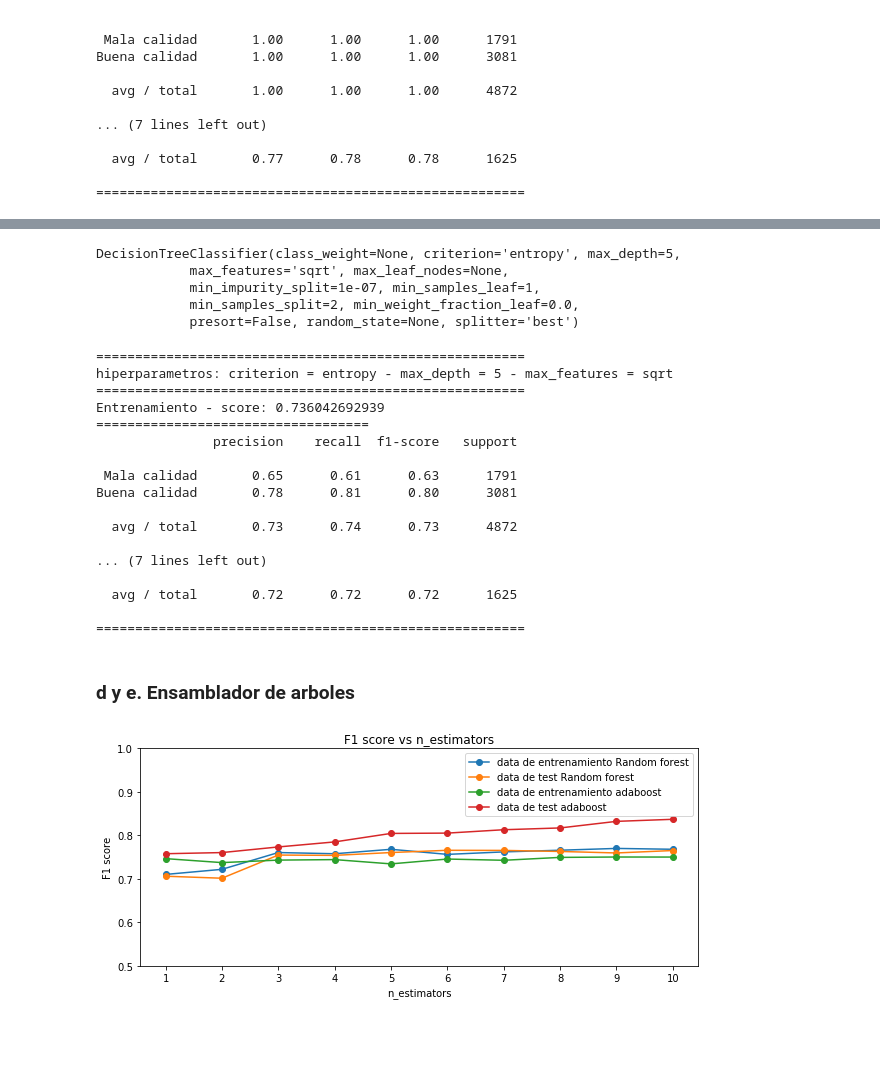
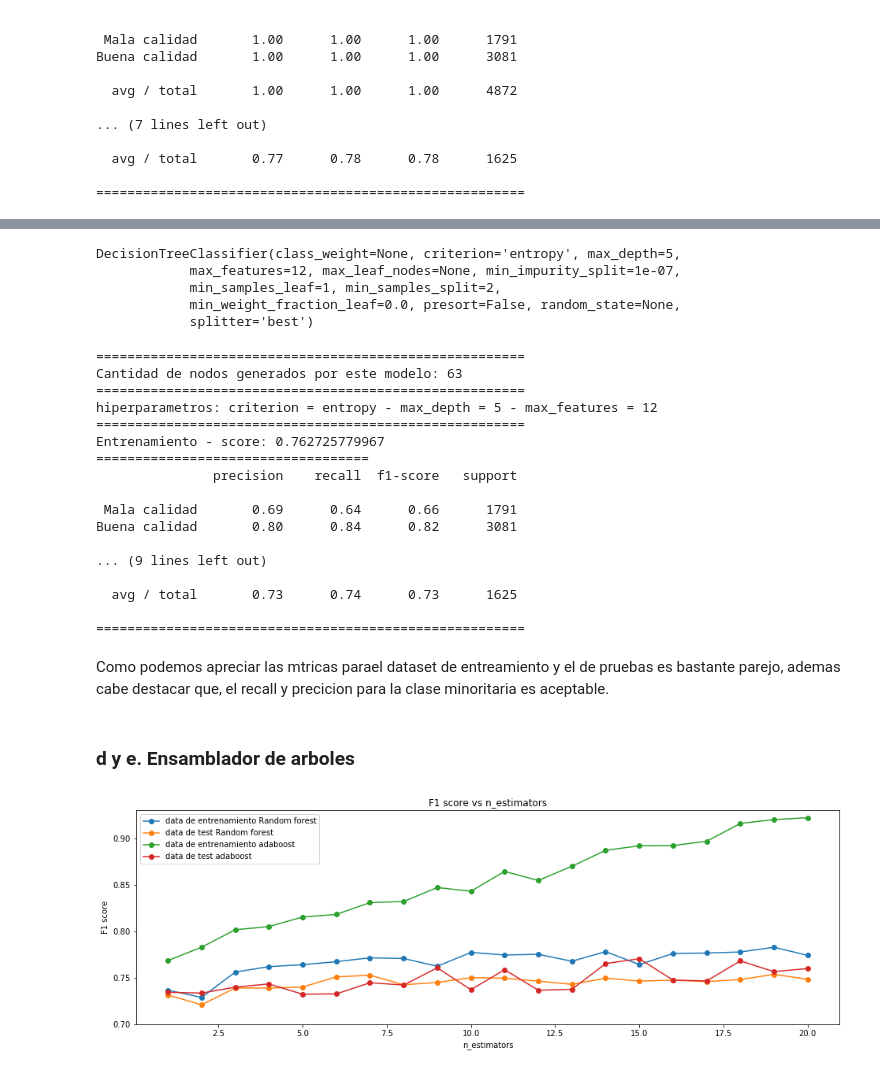
Before and after one commit to VitoVoti/T3_ML_NonLinear, a Jupyter notebook: pregunta3.ipynb, the cells around one changed output, grey strips where cells are left out. Drawn from its saved outputs; the diff is of its cells as text; code cells hidden in the pictures; blank space fills up the shorter version.

```diff
--- a/pregunta3.ipynb
+++ b/pregunta3.ipynb
@@ -285,15 +345,17 @@ En base a las pruebas realizadas con cada parametro en la validación cruzada es
 # %%
-model_4 = tree.DecisionTreeClassifier(criterion="entropy",max_features="sqrt",max_depth=5)
+model_4 = tree.DecisionTreeClassifier(criterion="entropy",max_features=12,max_depth=5)
 model_4.fit(x_train,y_train)
 # %% [output]
 DecisionTreeClassifier(class_weight=None, criterion='entropy', max_depth=5,
-            max_features='sqrt', max_leaf_nodes=None,
-            min_impurity_split=1e-07, min_samples_leaf=1,
-            min_samples_split=2, min_weight_fraction_leaf=0.0,
-            presort=False, random_state=None, splitter='best')
+            max_features=12, max_leaf_nodes=None, min_impurity_split=1e-07,
+            min_samples_leaf=1, min_samples_split=2,
+            min_weight_fraction_leaf=0.0, presort=False, random_state=None,
+            splitter='best')
 # %%
 print("=======================================================")
-print("hiperparametros: criterion = entropy - max_depth = 5 - max_features = sqrt")
+print("Cantidad de nodos generados por este modelo:",model_4.tree_.node_count)
+print("=======================================================")
+print("hiperparametros: criterion = entropy - max_depth = 5 - max_features = 12")
 print("=======================================================")
 print("Entrenamiento - score:",model_4.score(x_train,y_train))
 print("===================================")
@@ -305,22 +367,24 @@ print(classification_report(y_test.values.ravel(), model_4.predict(x_test), targ
 print("=======================================================")
 # %% [output]
 =======================================================
-hiperparametros: criterion = entropy - max_depth = 5 - max_features = sqrt
+Cantidad de nodos generados por este modelo: 63
 =======================================================
-Entrenamiento - score: 0.736042692939
+hiperparametros: criterion = entropy - max_depth = 5 - max_features = 12
+=======================================================
+Entrenamiento - score: 0.762725779967
 ===================================
                precision    recall  f1-score   support
 
- Mala calidad       0.65      0.61      0.63      1791
-Buena calidad       0.78      0.81      0.80      3081
+ Mala calidad       0.69      0.64      0.66      1791
+Buena calidad       0.80      0.84      0.82      3081
 
-  avg / total       0.73      0.74      0.73      4872
+... (9 lines left out)
 
-... (7 lines left out)
-
-  avg / total       0.72      0.72      0.72      1625
+  avg / total       0.73      0.74      0.73      1625
 
 =======================================================
+# %% [markdown]
+Como podemos apreciar las mtricas parael dataset de entreamiento y el de pruebas es bastante parejo, ademas cabe destacar que, el recall y precicion para la clase minoritaria es aceptable.
 # %% [markdown]
 ### d y e. Ensamblador de arboles
 # %%
@@ -328,7 +392,7 @@ from sklearn.ensemble import RandomForestClassifier
 
 f1_random_forest_train = []
 f1_random_forest_test = []
-for i in range(1,11):
+for i in range(1,21):
     model = RandomForestClassifier(n_estimators=i, max_depth=5,n_jobs=-1)
     model.fit(x_train,y_train.values.ravel())
     y_pred_test = model.predict(x_test)
@@ -340,26 +404,25 @@ from sklearn.ensemble import AdaBoostClassifier
 
 f1_adaboost_train = []
 f1_adaboost_test = []
-for i in range(1,11):
+for i in range(1,21):
     model = AdaBoostClassifier(base_estimator=tree.DecisionTreeClassifier(max_depth=5), n_estimators=i)
     model.fit(x_train,y_train.values.ravel())
     y_pred_test = model.predict(x_test)
     y_pred_train = model.predict(x_train)
-    f1_adaboost_train.append(f1_score(y_test.values.ravel(), y_pred_test, average = "weighted"))
-    f1_adaboost_test.append(f1_score(y_train.values.ravel(), y_pred_train, average = "weighted"))
+    f1_adaboost_test.append(f1_score(y_test.values.ravel(), y_pred_test, average = "weighted"))
+    f1_adaboost_train.append(f1_score(y_train.values.ravel(), y_pred_train, average = "weighted"))
 # %%
-x = np.arange(1,11)
-plt.figure(figsize=(10,4))
+x = np.arange(1,21)
+plt.figure(figsize=(16,5))
 plt.xlabel("n_estimators")
-plt.xticks(depth)
-plt.ylim([0.5,1])
+plt.ylim([0.7,.93])
 plt.ylabel("F1 score")
 plt.title("F1 score vs n_estimators")
 plt.plot(x,f1_random_forest_train, '-o',label= "data de entrenamiento Random forest")
 plt.plot(x,f1_random_forest_test, '-o',label= "data de test Random forest")
 plt.plot(x,f1_adaboost_train, '-o',label= "data de entrenamiento adaboost")
 plt.plot(x,f1_adaboost_test, '-o',label= "data de test adaboost")
 plt.legend(loc = "best")
 plt.show()
 # %% [output]
-[figure, old version]
+[figure, new version]
```
Also changed, not shown: parts of 15 cells of this notebook.
